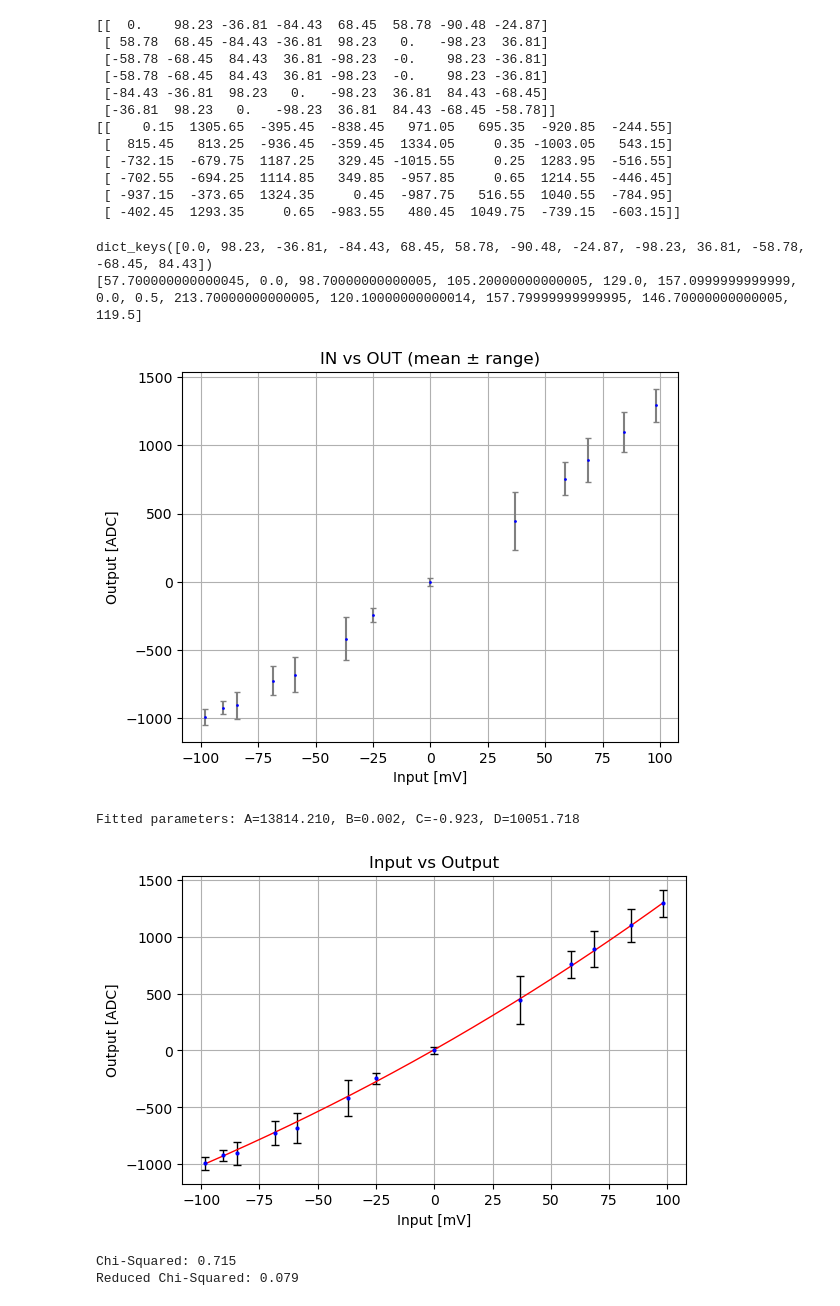
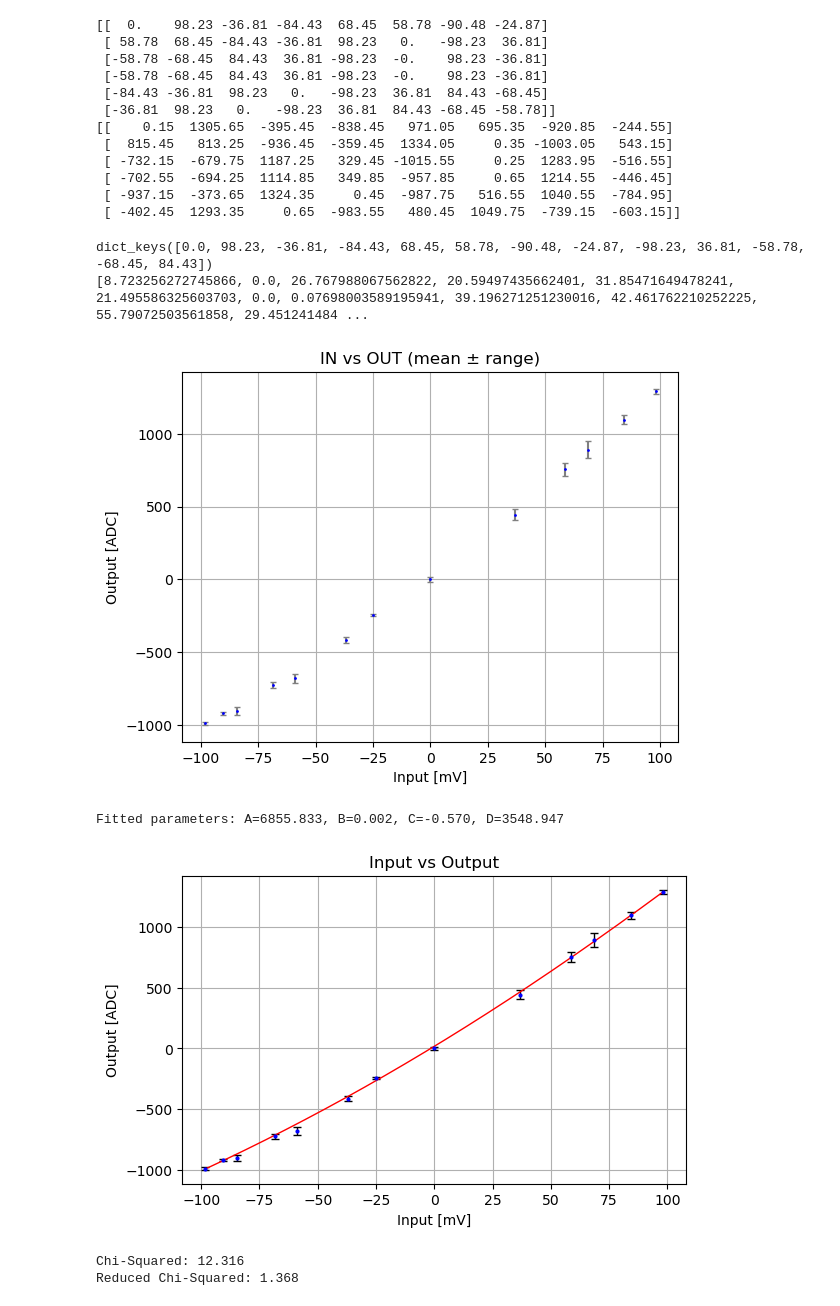
Before and after one commit to sigarnero/GasPM, a Jupyter notebook: NALU_calibration/Nalu_SingleCell.ipynb, the cells around one changed output. Saved outputs shown, nothing was run; the diff lists cells and outputs as text; code cells hidden in the pictures.

Commit message:
Fixed error bars - approach doesn't work, need to figure out something else

```diff
--- a/NALU_calibration/Nalu_SingleCell.ipynb
+++ b/NALU_calibration/Nalu_SingleCell.ipynb
@@ -346,14 +354,14 @@ for i in sorted(grouped_outputs.keys()):
     y_vals = grouped_outputs[i]
     unique_inputs.append(i)
     mean_outputs.append(np.mean(y_vals))
-    error_bars.append(np.max(y_vals) - np.min(y_vals))  # range as error bar
+    error_bars.append(np.std(y_vals) / np.sqrt(len(y_vals)))  # range as error bar
 
 # Plot with error bars
 print(error_bars)
-error_bars = np.maximum(error_bars, 50)
+error_bars = np.maximum(error_bars, 10)
 if 0.0 in unique_inputs:
     idx = unique_inputs.index(0.0)
-    error_bars[idx] = 30  # ±10
+    error_bars[idx] = 15  # ±10
 
 plt.errorbar(unique_inputs, mean_outputs, yerr=error_bars, fmt='o', markersize=1, capsize=2, ecolor='gray', color='blue')
 plt.grid()
@@ -363,14 +371,14 @@ plt.title("IN vs OUT (mean ± range)")
 plt.show()
 # %% [output]
 dict_keys([0.0, 98.23, -36.81, -84.43, 68.45, 58.78, -90.48, -24.87, -98.23, 36.81, -58.78, -68.45, 84.43])
-[57.700000000000045, 0.0, 98.70000000000005, 105.20000000000005, 129.0, 157.0999999999999, 0.0, 0.5, 213.70000000000005, 120.10000000000014, 157.79999999999995, 146.70000000000005, 119.5]
+[8.723256272745866, 0.0, 26.767988067562822, 20.59497435662401, 31.85471649478241, 21.495586325603703, 0.0, 0.07698003589195941, 39.196271251230016, 42.461762210252225, 55.79072503561858, 29.451241484 ...
-[figure, old version]
+[figure, new version]
 # %%
 def tanh_fit(x, A, B, C, D):
     return A * np.tanh(B * x + C) + D
 
 # Initial guesses for A, B, C, D (adjust as needed)
-initial_guess = [2617, 0.006, -0.439, 1081.681]
+initial_guess = [2500, 0.006, -0.439, 1000]
 
 # Perform the curve fitting
 params, covariance = curve_fit(tanh_fit, unique_inputs, mean_outputs, p0=initial_guess, sigma=error_bars, absolute_sigma=True)
@@ -382,34 +390,34 @@ print(f"Fitted parameters: A={A_fit:.3f}, B={B_fit:.3f}, C={C_fit:.3f}, D={D_fit
 # Generate fitted values
 x_fit = np.linspace(min(unique_inputs), max(unique_inputs), 1000)
 y_fit = tanh_fit(x_fit, *params)
 
 # Plot data with error bars
 fig, ax = plt.subplots(figsize=(6.5, 4))
 ax.errorbar(unique_inputs, mean_outputs, yerr=error_bars, fmt='o', markersize=2, color='blue', ecolor='black', elinewidth=1, capsize=3, label='Data')
 
 # Plot the tanh fit
 ax.plot(x_fit, y_fit, color='red', linewidth=1, label='Tanh Fit')
 
 # Labels and legend
 plt.xlabel('Input [mV]')
 plt.ylabel('Output [ADC]')
 plt.title('Input vs Output')
 # ax.legend()
 ax.grid()
 plt.show()
 
 # Chi squared
 unique_inputs = np.array(unique_inputs, dtype=np.float64)
 mean_outputs = np.array(mean_outputs, dtype=np.float64)
 error_bars = np.array(error_bars, dtype=np.float64)
 chi2 = np.sum(((mean_outputs - tanh_fit(unique_inputs, *params)) / error_bars)**2)
 dof = len(unique_inputs) - len(params)
 reduced_chi2 = chi2 / dof
 
 print(f"Chi-Squared: {chi2:.3f}")
 print(f"Reduced Chi-Squared: {reduced_chi2:.3f}")
 # %% [output]
-Fitted parameters: A=13814.210, B=0.002, C=-0.923, D=10051.718
+Fitted parameters: A=6855.833, B=0.002, C=-0.570, D=3548.947
-[figure, old version]
+[figure, new version]
-Chi-Squared: 0.715
-Reduced Chi-Squared: 0.079
+Chi-Squared: 12.316
+Reduced Chi-Squared: 1.368
```
Also changed, not shown: parts of 3 cells of this notebook, 1 other file.
